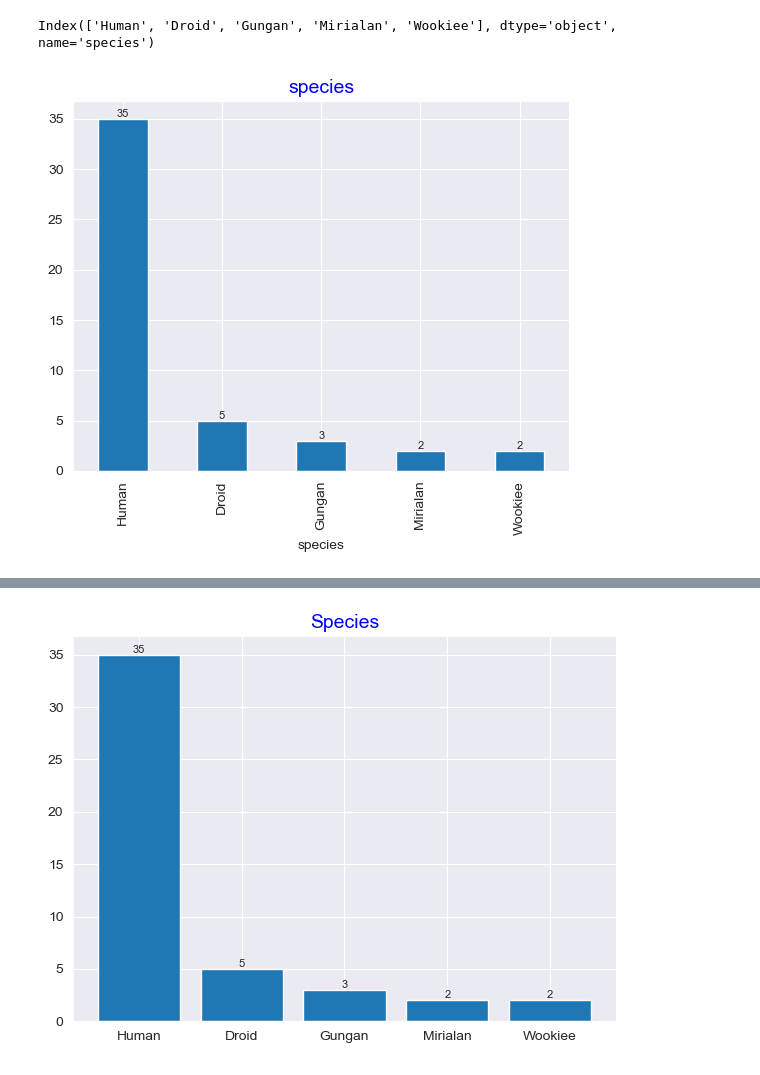
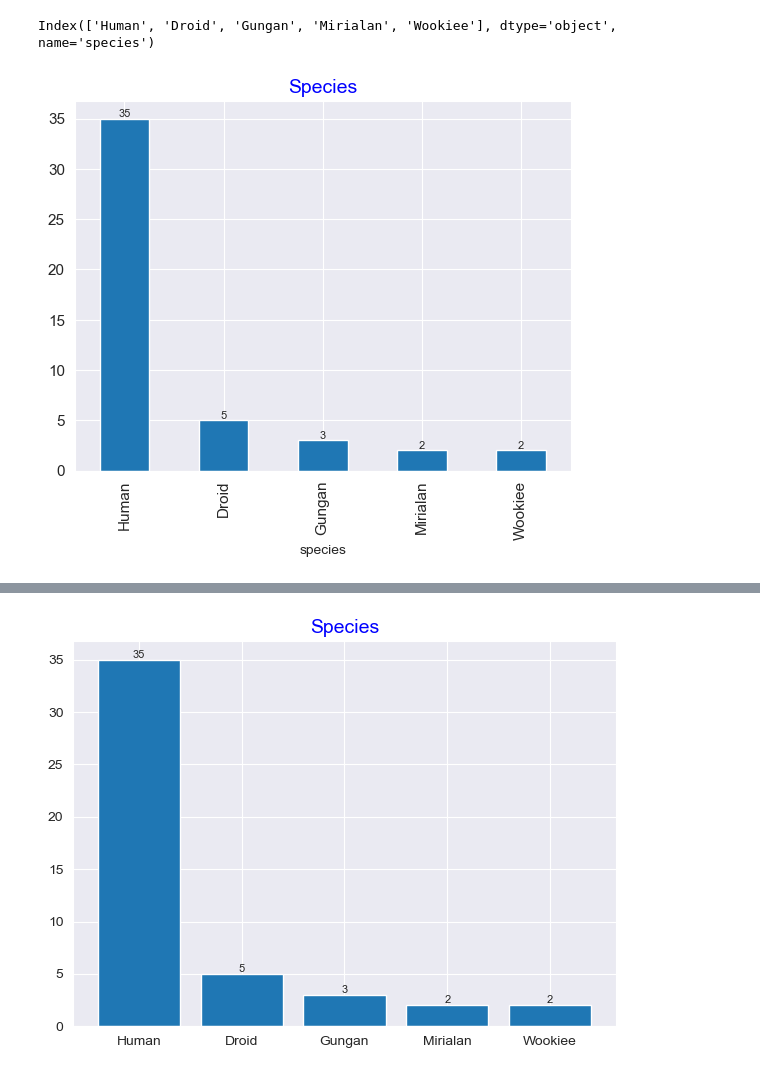
Before and after one commit to Nurdan10/Assignments, a Jupyter notebook: Ass_3/Student_Star_Wars_Characters_assigment_1 (matplotlib)_V02 (1).ipynb, the cells around one changed output, grey strips where cells are left out. Saved outputs shown, nothing was run; the diff lists cells and outputs as text; code cells hidden in the pictures.

```diff
--- a/Ass_3/Student_Star_Wars_Characters_assigment_1 (matplotlib)_V02 (1).ipynb
+++ b/Ass_3/Student_Star_Wars_Characters_assigment_1 (matplotlib)_V02 (1).ipynb
@@ -430,15 +403,0 @@ plt.xticks(rotation=90);
-# %%
-# with pandas
-mass_cat = df['mass_cat'].value_counts()
-mass_cat.plot.bar()
-plt.xlabel('mass_cat')
-for i, count in enumerate(mass_cat):
-    plt.text(i, count, str(count), ha='center', va='bottom', fontsize=8)
-plt.xticks(rotation=90);
-
-fig, ax = plt.subplots(figsize=(11, 6))
-ax.bar(eye.index, eye)
-for i, count in enumerate(eye):
-    plt.text(i, count, str(count), ha='center', va='bottom', fontsize=8)
-plt.xticks(rotation=90)
-plt.show()
@@ -449,0 +404,7 @@ plt.show()
+# %%
+# with pandas
+
+fig, ax = plt.subplots( figsize= (6,5))
+ax.bar(mass_cat.index,mass_cat);
+for i, count in enumerate(mass_cat):
+    plt.text(i, count, str(count), ha='center', va='bottom', fontsize= 10)
@@ -471,11 +434,11 @@ species.index
 Index(['Human', 'Droid', 'Gungan', 'Mirialan', 'Wookiee'], dtype='object', name='species')
 # %%
 # with pandas
-species.plot.bar()
+species.plot.bar(fontsize=11)
 plt.xlabel('species')
-plt.title('species', c='b', fontsize=14)
+plt.title('Species', c='b', fontsize=14)
 for i, count in enumerate(species):
     plt.text(i, count, str(count), ha='center', va='bottom', fontsize=8)
 plt.xticks(rotation=90);
 # %% [output]
-[figure, old version]
+[figure, new version]
```
Also changed, not shown: parts of 15 cells of this notebook.
